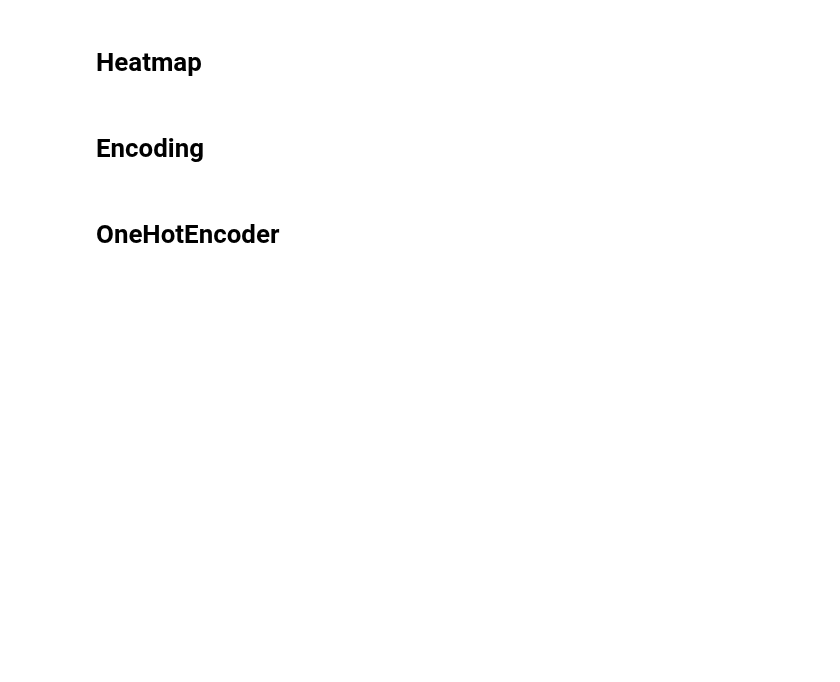
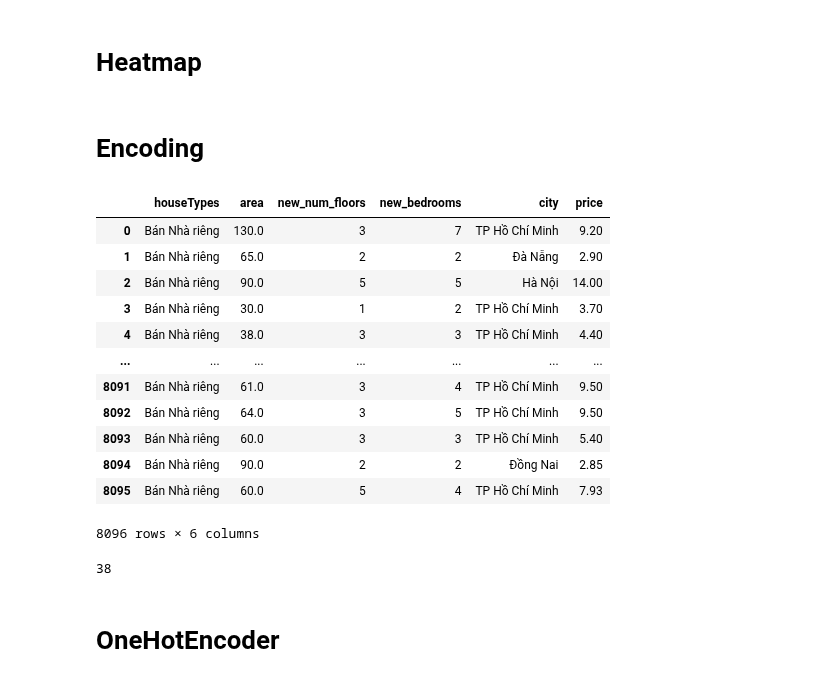
Before and after one commit to DatMinhLeChon/DS.Final, a Jupyter notebook: preprocessing_current.ipynb, the cells around one changed output. Saved outputs shown, nothing was run; the diff lists cells and outputs as text; code cells hidden in the pictures; blank space fills up the shorter version.

```diff
--- a/preprocessing_current.ipynb
+++ b/preprocessing_current.ipynb
@@ -581,10 +579,28 @@ gmap2.save("foliumHeatMap.html")
 # %% [markdown]
 # Encoding
 # %%
-new_house_data = pd.read_excel('new_house_data.xlsx')
-new_house_data.drop(['district','url'],axis=1,inplace=True)
+new_house_data = pd.read_excel('full_houses.xlsx')
+new_house_data.drop(['district','url','level_0','index','num_floors','bedrooms'],axis=1,inplace=True)
+new_house_data = new_house_data[['houseTypes','area','new_num_floors','new_bedrooms','city','price']]
+new_house_data
+# %% [output]
+|  | houseTypes | area | new_num_floors | new_bedrooms | city | price |
+| 0 | Bán Nhà riêng | 130.0 | 3 | 7 | TP Hồ Chí Minh | 9.20 |
+| 1 | Bán Nhà riêng | 65.0 | 2 | 2 | Đà Nẵng | 2.90 |
+| 2 | Bán Nhà riêng | 90.0 | 5 | 5 | Hà Nội | 14.00 |
+| 3 | Bán Nhà riêng | 30.0 | 1 | 2 | TP Hồ Chí Minh | 3.70 |
+| 4 | Bán Nhà riêng | 38.0 | 3 | 3 | TP Hồ Chí Minh | 4.40 |
+| ... | ... | ... | ... | ... | ... | ... |
+| 8091 | Bán Nhà riêng | 61.0 | 3 | 4 | TP Hồ Chí Minh | 9.50 |
+| 8092 | Bán Nhà riêng | 64.0 | 3 | 5 | TP Hồ Chí Minh | 9.50 |
+| 8093 | Bán Nhà riêng | 60.0 | 3 | 3 | TP Hồ Chí Minh | 5.40 |
+| 8094 | Bán Nhà riêng | 90.0 | 2 | 2 | Đồng Nai | 2.85 |
+| 8095 | Bán Nhà riêng | 60.0 | 5 | 4 | TP Hồ Chí Minh | 7.93 |
+8096 rows × 6 columns
 # %%
 print(new_house_data['city'].nunique())
+# %% [output]
+38
 # %% [markdown]
 # OneHotEncoder
 # %%
```
Also changed, not shown: parts of 18 cells of this notebook, 5 other files.
